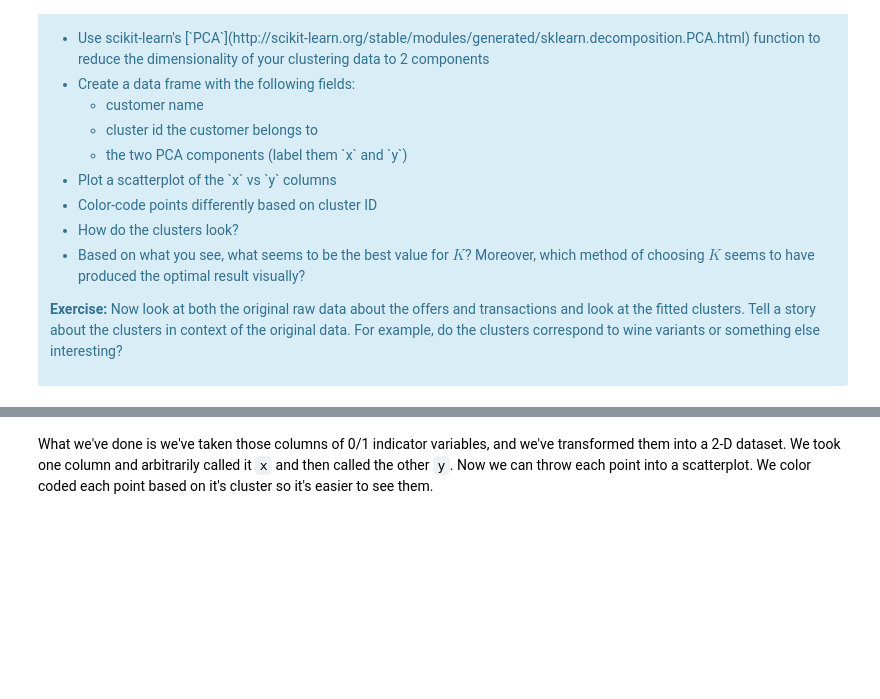
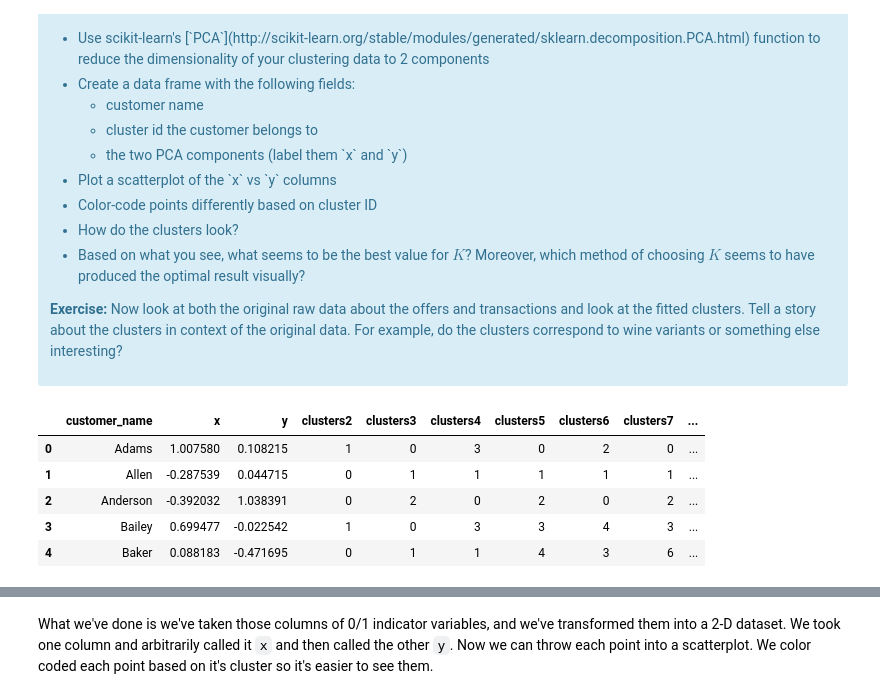
Before and after one commit to isabelvanzijl/Springboard_Other, a Jupyter notebook: Clustering/Mini_Project_Clustering.ipynb, the cells around one changed output, grey strips where cells are left out. Saved outputs shown, nothing was run; the diff lists cells and outputs as text; code cells hidden in the pictures; blank space fills up the shorter version.

```diff
--- a/Clustering/Mini_Project_Clustering.ipynb
+++ b/Clustering/Mini_Project_Clustering.ipynb
@@ -362 +359,31 @@ from sklearn.decomposition import PCA
+# %%
+#your turn
+from sklearn.decomposition import PCA
+
+# initiate PCA
+pca = PCA(n_components = 2)
+
+# build dataframe
+pca_df = pd.DataFrame(np.matrix(pca.fit_transform(x_cols)), columns=['x','y'])
+clusters_df = pd.DataFrame(customers_offers.iloc[:,0])
+clusters_df['x'], clusters_df['y'] = pca_df['x'], pca_df['y']
+
+# initiate dictionary of cluster centers
+cluster_centers = {}
+
+# compute kmeans clusters and add labels for k=2 to k=10
+for k in range_n_clusters:
+    clusterer = KMeans(n_clusters=k, random_state=10)
+    cluster_labels = clusterer.fit_predict(pca_df)
+    clusters_df[str('clusters' + str(k))] = cluster_labels
+    cluster_centers[k] = clusterer.cluster_centers_
+
+clusters_df.head()
+# %% [output]
+|  | customer_name | x | y | clusters2 | clusters3 | clusters4 | clusters5 | clusters6 | clusters7 | ... |
+| 0 | Adams | 1.007580 | 0.108215 | 1 | 0 | 3 | 0 | 2 | 0 | ... |
+| 1 | Allen | -0.287539 | 0.044715 | 0 | 1 | 1 | 1 | 1 | 1 | ... |
+| 2 | Anderson | -0.392032 | 1.038391 | 0 | 2 | 0 | 2 | 0 | 2 | ... |
+| 3 | Bailey | 0.699477 | -0.022542 | 1 | 0 | 3 | 3 | 4 | 3 | ... |
+| 4 | Baker | 0.088183 | -0.471695 | 0 | 1 | 1 | 4 | 3 | 6 | ... |
 # %%
```
Also changed, not shown: parts of 5 cells of this notebook.
